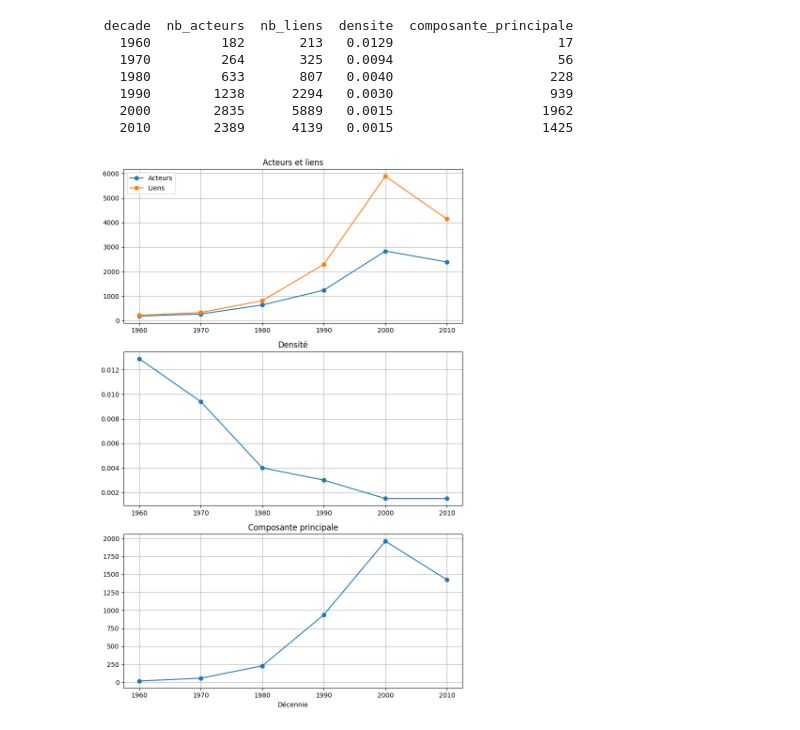
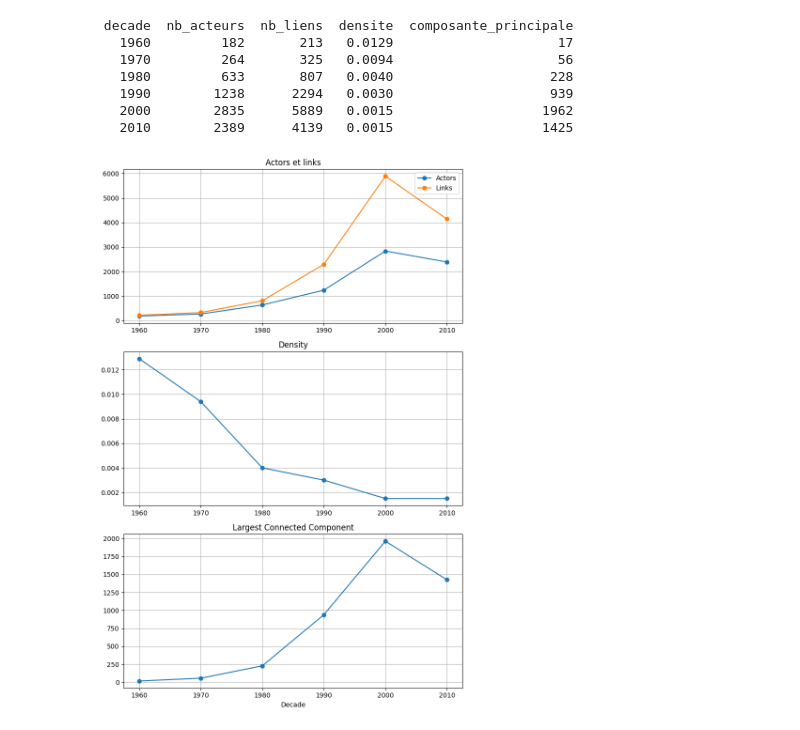
Before and after one commit to DavidGabrielPapa/TheseDeMaster, a Jupyter notebook: datatest.ipynb, the cells around one changed output. Saved outputs shown, nothing was run; the diff lists cells and outputs as text; code cells hidden in the pictures.

Commit message:
error spotted + end analyse actors

```diff
--- a/datatest.ipynb
+++ b/datatest.ipynb
@@ -540,6 +620,9 @@ Coefficient de clustering: 0.6207
 # %% [markdown]
 ### Varying the first n actors for shortest path between and small world phenomenon
 # %%
+avg_distances = []
+clustering_coeffs = []
+
 # From 3 to 10 actors
 for nb_actor in range(3, 11) :
     print(f"\nFor the first {nb_actor} actors : ")
@@ -553,6 +636,10 @@ for nb_actor in range(3, 11) :
     closeness = nx.closeness_centrality(largest_cc)
     df_closeness = pd.Series(closeness).sort_values(ascending=False)
 
+    clustering = nx.average_clustering(largest_cc)
+    avg_distances.append(avg_path)
+    clustering_coeffs.append(clustering)
+
     print("\t=== Top 3 actors closest to the entire network ===")
     for actor, score in df_closeness.head(3).items():
         avg_distance = 1 / score  # inverse de la closeness
@@ -561,5 +648,5 @@ for nb_actor in range(3, 11) :
     # Check out the small world phenomenon
     print(f"\n\t=== Small world phenomenon ===")
     print(f"\tAverage distance       : {avg_path:.2f}")
-    print(f"\tClustering coefficient : {nx.average_clustering(largest_cc):.4f}")
+    print(f"\tClustering coefficient : {clustering:.4f}")
 # %% [output]
@@ -725,25 +843,26 @@ print(df_evolution.to_string(index=False))
 # %%
 fig, axes = plt.subplots(3, 1, figsize=(8, 12))
 
-# Acteurs & liens
-axes[0].plot(df_evolution['decade'], df_evolution['nb_acteurs'], marker='o', label='Acteurs')
-axes[0].plot(df_evolution['decade'], df_evolution['nb_liens'], marker='o', label='Liens')
-axes[0].set_title("Acteurs et liens")
+# Actors and links
+axes[0].plot(df_evolution['decade'], df_evolution['nb_acteurs'], marker='o', label='Actors')
+axes[0].plot(df_evolution['decade'], df_evolution['nb_liens'], marker='o', label='Links')
+axes[0].set_title("Actors et links")
 axes[0].legend()
 axes[0].grid()
 
-# Densité
+# Density
 axes[1].plot(df_evolution['decade'], df_evolution['densite'], marker='o')
-axes[1].set_title("Densité")
+axes[1].set_title("Density")
 axes[1].grid()
 
-# Composante principale
+# Largest Connected Component
 axes[2].plot(df_evolution['decade'], df_evolution['composante_principale'], marker='o')
-axes[2].set_title("Composante principale")
+axes[2].set_title("Largest Connected Component")
 axes[2].grid()
 
-plt.xlabel("Décennie")
+plt.xlabel("Decade")
 plt.tight_layout()
+#plt.savefig("Images/Actors/evolution_over_decade.png")
 plt.show()
 # %% [output]
-[figure, old version]
+[figure, new version]
```
Also changed, not shown: parts of 12 cells of this notebook, 4 other files.
